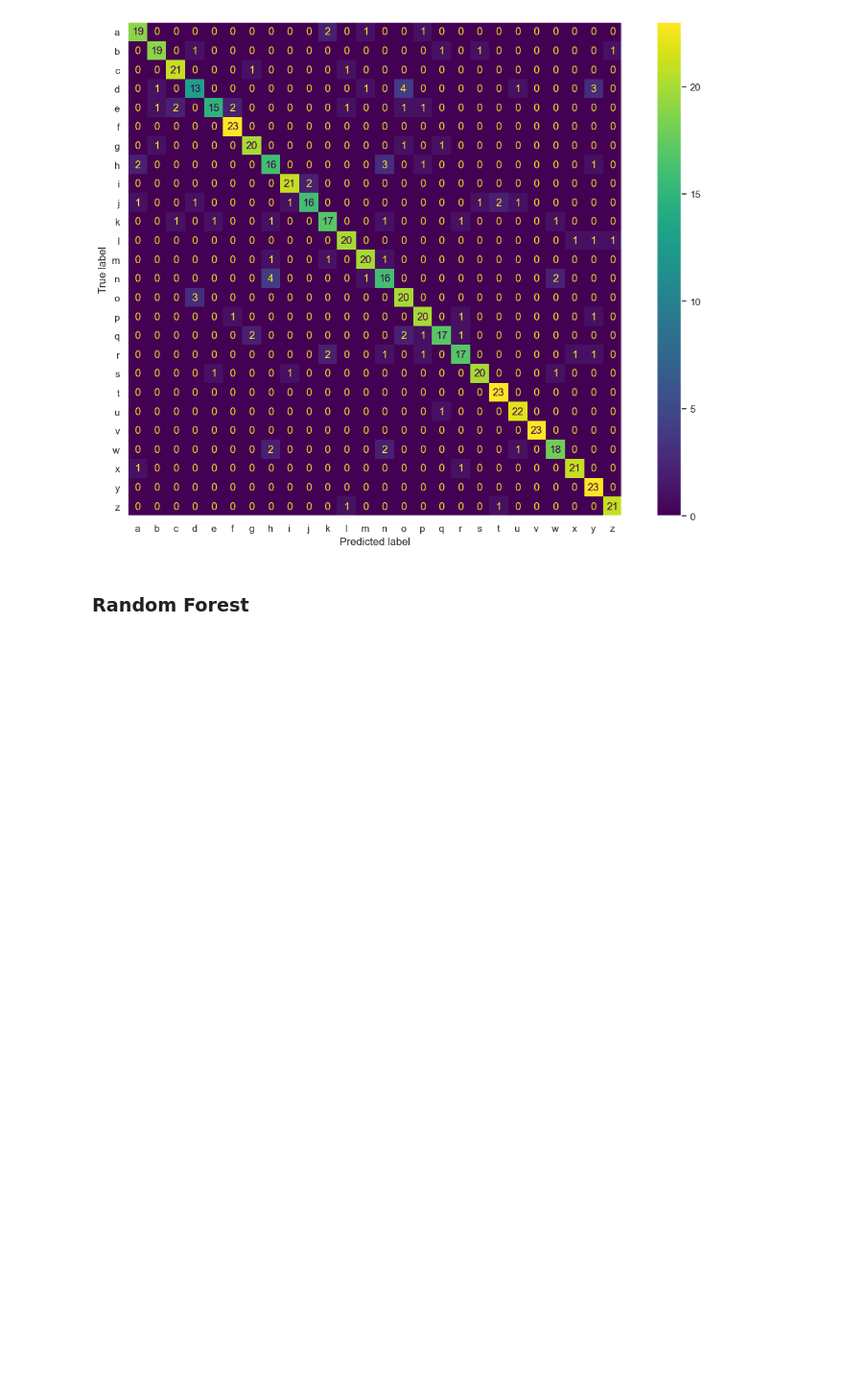
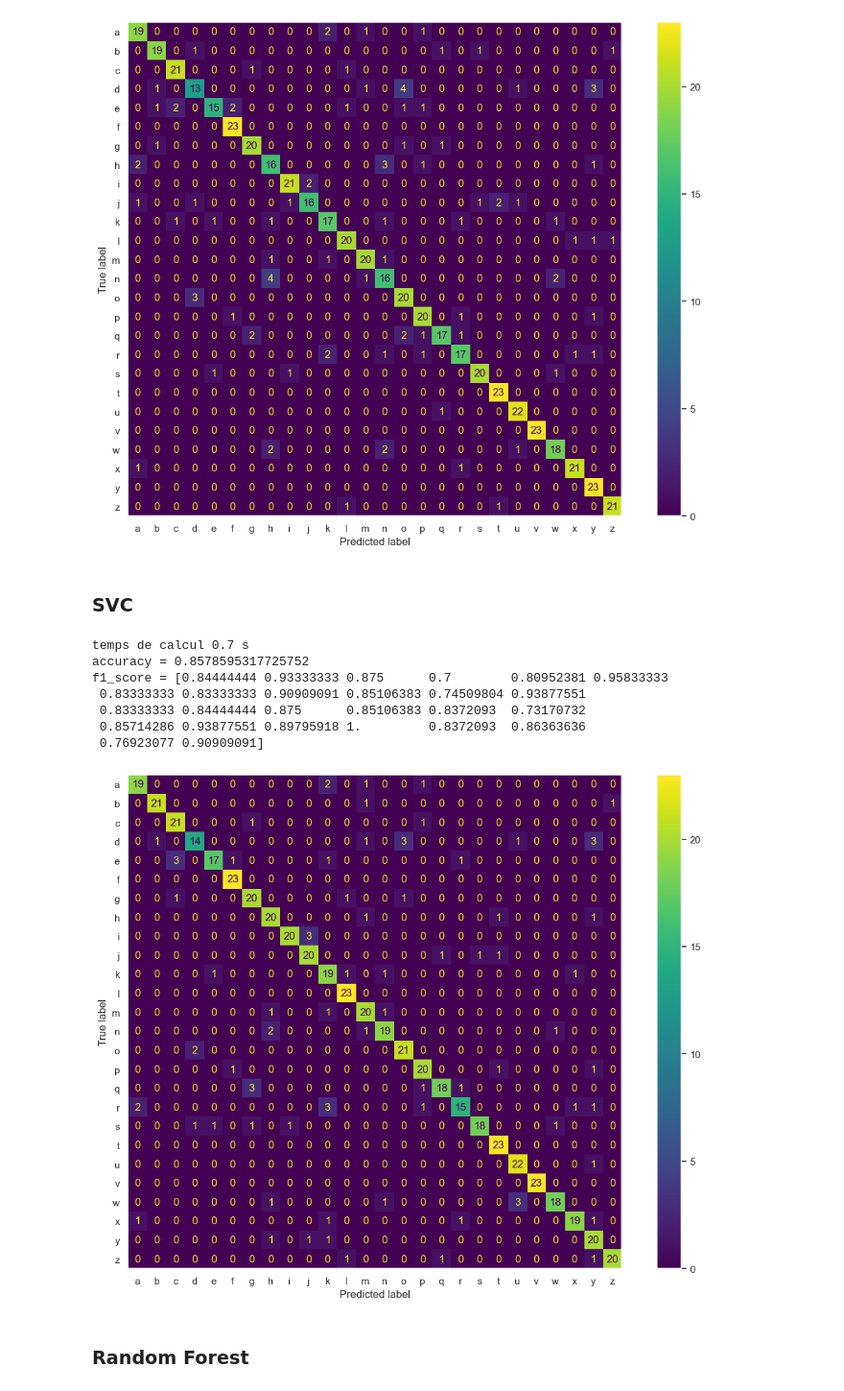
Before and after one commit to jExbrayat/recognize-handwritten-letters, a Jupyter notebook: notebooks/prediction.ipynb, the cells around one changed output. Shown at 96% size. Saved outputs shown, nothing was run; the diff lists cells and outputs as text; code cells hidden in the pictures; blank space fills up the shorter version.

```diff
--- a/notebooks/prediction.ipynb
+++ b/notebooks/prediction.ipynb
@@ -63,6 +64,21 @@ f1_score = [0.82608696 0.84444444 0.89361702 0.63414634 0.75       0.93877551
  0.88888889 0.93877551 0.91666667 1.         0.8        0.91304348
  0.86792453 0.91304348]
 [figure]
+# %% [markdown]
+### SVC
+# %%
+svc = SVC(random_state=0)
+# %%
+evaluate_model(svc, x_train, y_train, x_test, y_test)
+# %% [output]
+temps de calcul 0.7 s
+accuracy = 0.8578595317725752
+f1_score = [0.84444444 0.93333333 0.875      0.7        0.80952381 0.95833333
+ 0.83333333 0.83333333 0.90909091 0.85106383 0.74509804 0.93877551
+ 0.83333333 0.84444444 0.875      0.85106383 0.8372093  0.73170732
+ 0.85714286 0.93877551 0.89795918 1.         0.8372093  0.86363636
+ 0.76923077 0.90909091]
+[figure, added]
 # %% [markdown]
 ### Random Forest
 # %%
```
Also changed, not shown: parts of 1 cell of this notebook, 4 other files.
